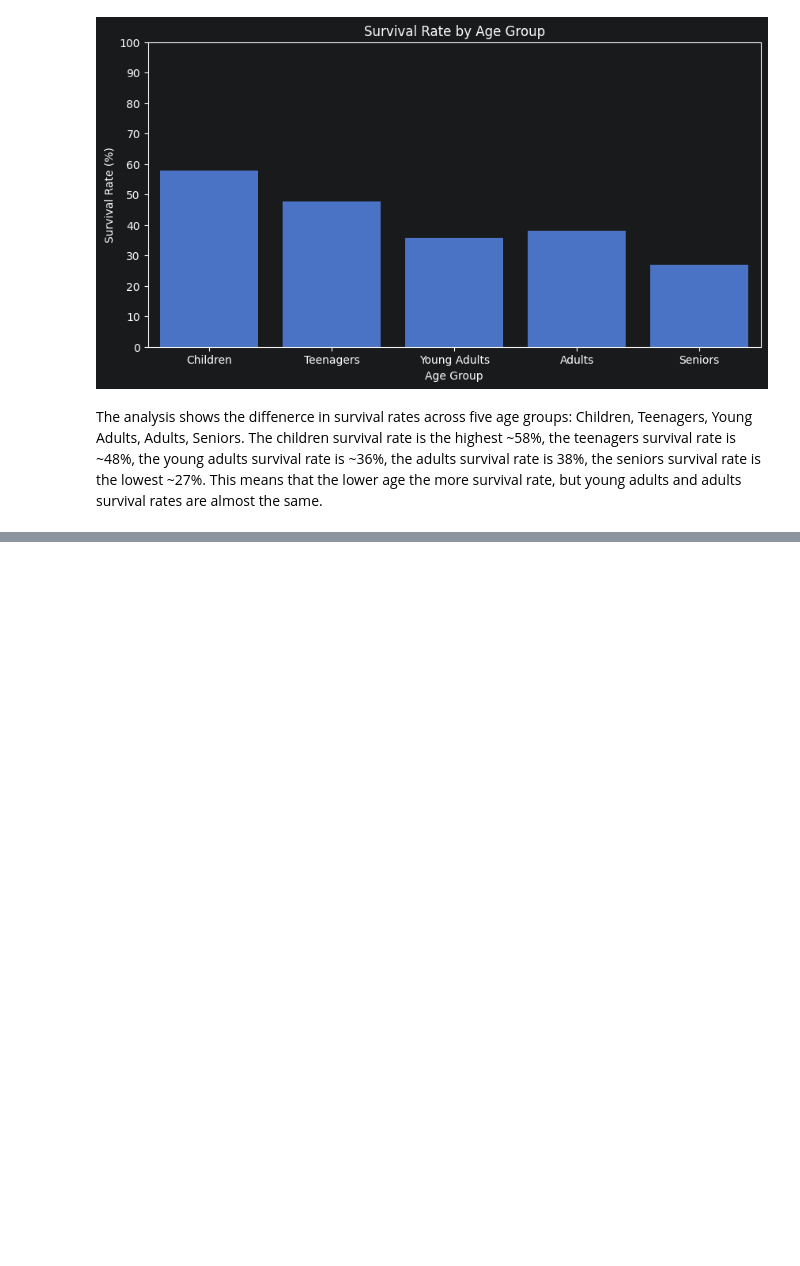
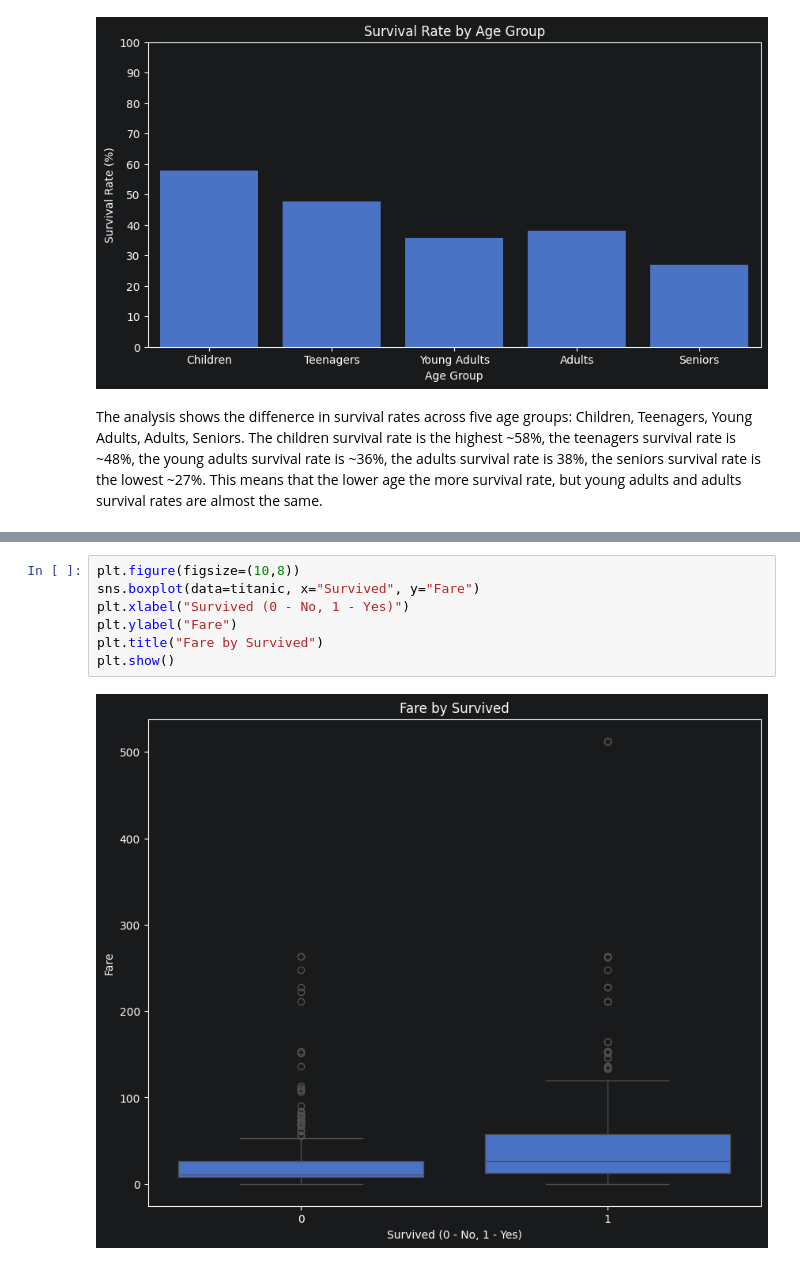
Before and after one commit to MuS0rKa/Analysis-Titanic-Dataset, a Jupyter notebook: Titanic_dataset_analysis/titanic.ipynb, the cells around one changed output, grey strips where cells are left out. Cells and saved outputs as stored; diff of their text form; blank space fills up the shorter version.

Commit message:
add: The Analysis of the Fare based of the survival

```diff
--- a/Titanic_dataset_analysis/titanic.ipynb
+++ b/Titanic_dataset_analysis/titanic.ipynb
@@ -322,0 +332,9 @@ This means that the lower age the more survival rate, but young adults and adult
+# %%
+plt.figure(figsize=(10,8))
+sns.boxplot(data=titanic, x="Survived", y="Fare")
+plt.xlabel("Survived (0 - No, 1 - Yes)")
+plt.ylabel("Fare")
+plt.title("Fare by Survived")
+plt.show()
+# %% [output]
+[figure, added]
```
Also changed, not shown: parts of 4 cells of this notebook.
